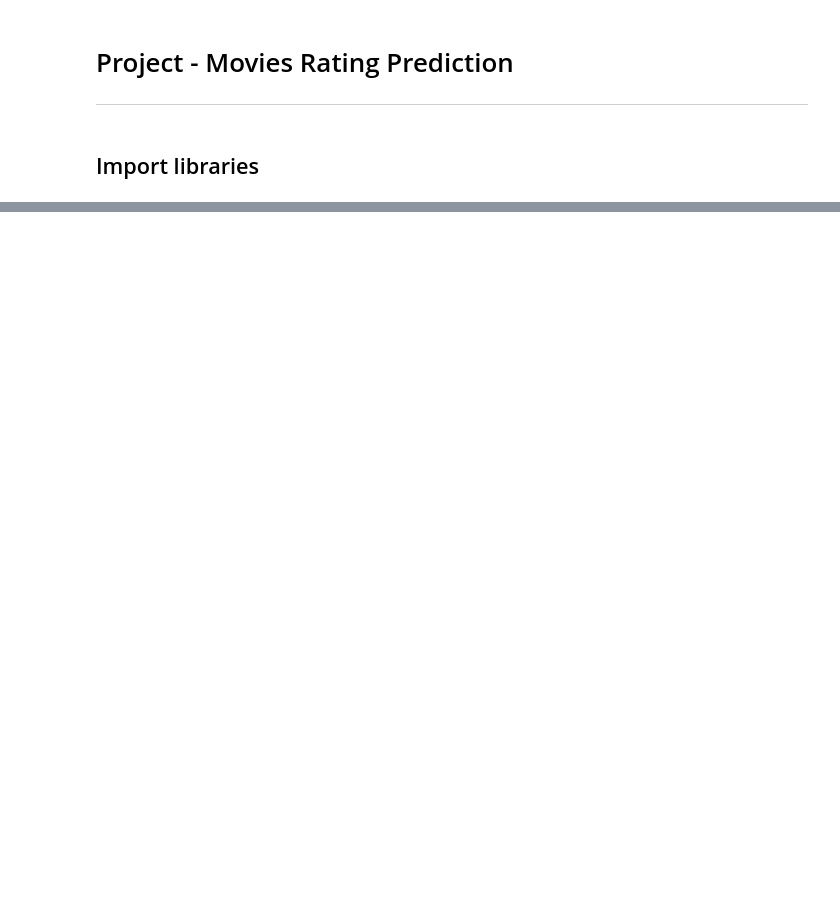
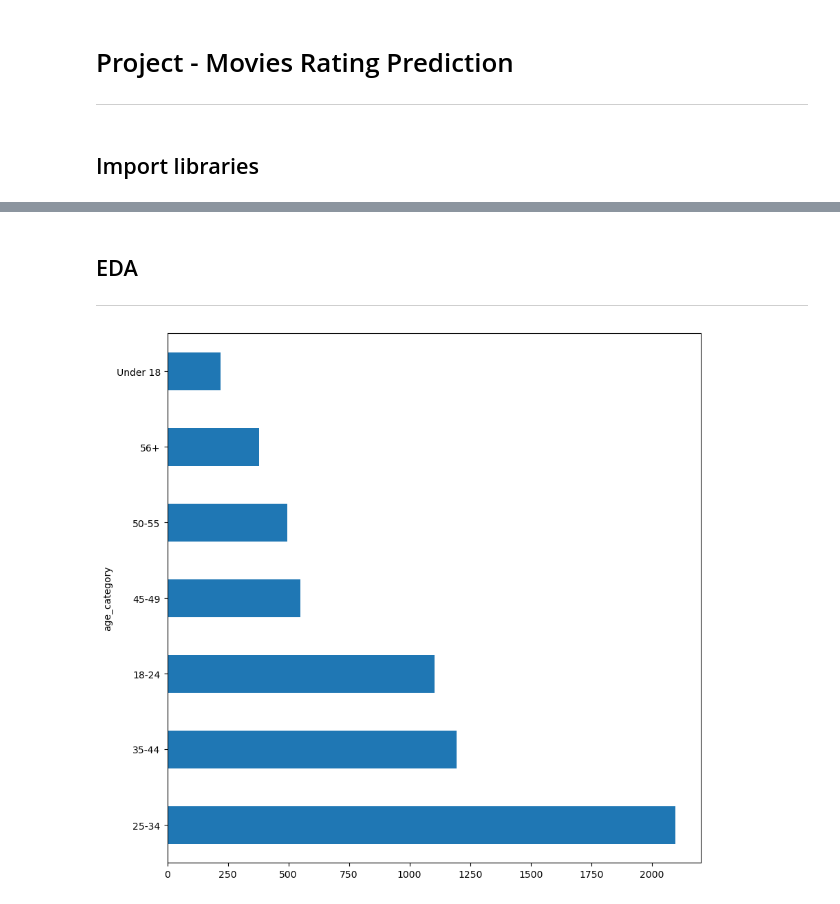
Before and after one commit to Shubhamchaurasia014/Movies-Rating-Prediction, a Jupyter notebook: movies_rating_prediction.ipynb, the cells around one changed output, grey strips where cells are left out. Drawn from its saved outputs; the diff is of its cells as text; code cells hidden in the pictures; blank space fills up the shorter version.

```diff
--- a/movies_rating_prediction.ipynb
+++ b/movies_rating_prediction.ipynb
@@ -13,0 +45,7 @@ from sklearn.model_selection import tra
+# %%
+# For rating dataset
+df_rating = pd.read_csv(r"D:\Shubham\Python ML\Movie Rating Dataset\ratings.dat",
+                       sep= '::', engine='python', encoding="latin-1")
+df_rating.columns = ['ID','MovieID','Ratings','TimeStamp']
+df_rating.dropna(inplace=True)
+df_rating.head()
@@ -13,0 +59,7 @@ from sklearn.model_selection import tra
+# %%
+# For users dataset
+df_user = pd.read_csv(r"D:\Shubham\Python ML\Movie Rating Dataset\users.dat",
+                       sep= '::', engine='python', encoding="latin-1")
+df_user.columns = ['User_id','Gender','Age','Occupation','Zip-code']
+df_user.dropna(inplace=True)
+df_user.head()
@@ -13,0 +73,4 @@ from sklearn.model_selection import tra
+# %%
+# Combine the datasets
+df = pd.concat([df_movie,df_rating,df_user], axis=1)
+df.head()
@@ -13,0 +84,26 @@ from sklearn.model_selection import tra
+# %% [markdown]
+## EDA
+---
+# %%
+def age_bucket(x):
+    if x < 18:
+        return "Under 18"
+    elif 18 <= x <= 24:
+        return "18-24"
+    elif 25 <= x <= 34:
+        return "25-34"
+    elif 35 <= x <= 44:
+        return "35-44"
+    elif 45 <= x <= 49:
+        return "45-49"
+    elif 50 <= x <= 55:
+        return "50-55"
+    else:
+        return "56+"
+
+df.loc[df['Age'].notnull(), 'age_category'] = df.loc[df['Age'].notnull(), 'Age'].apply(age_bucket)
+# %%
+df['age_category'].value_counts().plot(kind='barh', figsize=(10,10))
+plt.show()
+# %% [output]
+[figure, added]
```
Also changed, not shown: parts of 18 cells of this notebook.
